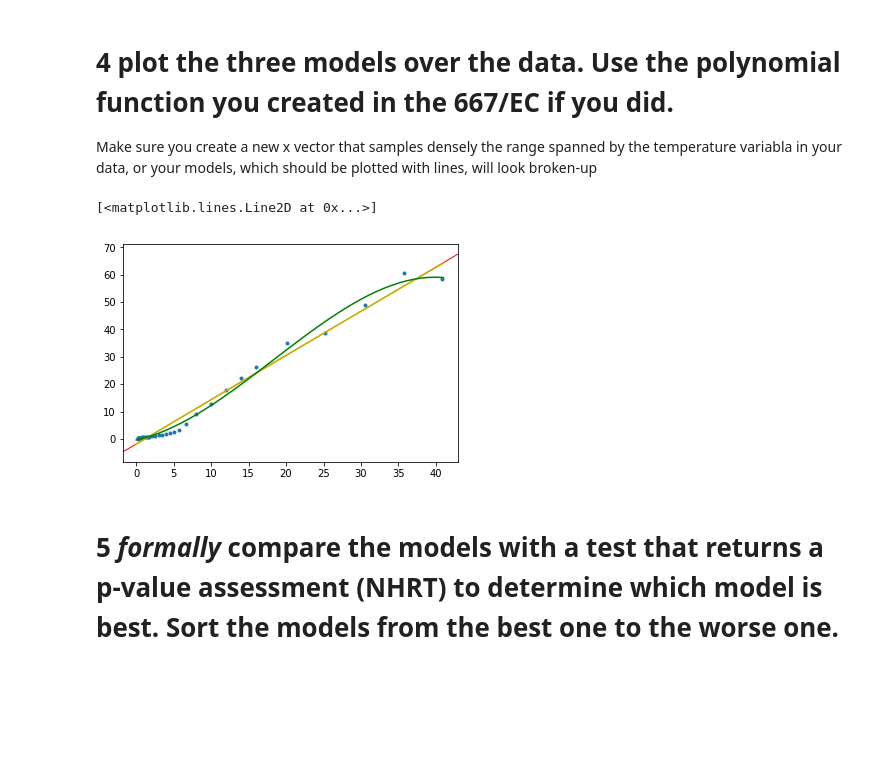
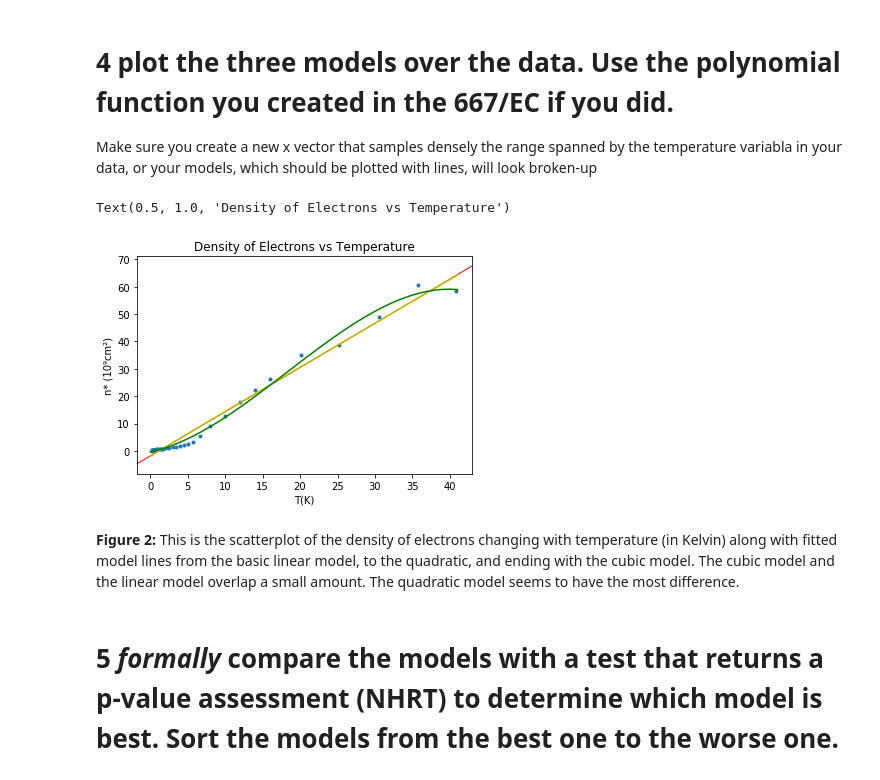
Before and after one commit to samuelmat/DSPS_tFessaras, a Jupyter notebook: HW7/Theodore_Fessaras_LRtestAndMCMC.ipynb, the cells around one changed output. Saved outputs shown, nothing was run; the diff lists cells and outputs as text; code cells hidden in the pictures; blank space fills up the shorter version.

```diff
--- a/HW7/Theodore_Fessaras_LRtestAndMCMC.ipynb
+++ b/HW7/Theodore_Fessaras_LRtestAndMCMC.ipynb
@@ -232,16 +236,22 @@ t_fine["Tk"] = range(0,42)
 # %%
 fig = plt.figure()
 ax = plt.axes()
 
 x = np.linspace(0, 40, 1000)
 ax.plot(nam18_reducted["Tk"], nam18_reducted["n"], '.')
 sm.graphics.abline_plot(model_results=model1, c= 'r', ax=ax, linewidth = 1);
 ax.plot(range(42),
         model2.predict(t_fine["Tk"], 'k-'),c = 'y')
 ax.plot(range(42),
         model3.predict(t_fine["Tk"], 'k-'),c = 'g')
+ax.set_ylabel('n* (10\u2079cm\u00b2)')
+ax.set_xlabel('T(K)')
+ax.set_title("Density of Electrons vs Temperature")
 # %% [output]
-[<matplotlib.lines.Line2D at 0x...>]
+Text(0.5, 1.0, 'Density of Electrons vs Temperature')
-[figure, old version]
+[figure, new version]
+# %% [markdown]
+**Figure 2:** This is the scatterplot of the density of electrons changing with temperature (in Kelvin) along
+with fitted model lines from the basic linear model, to the quadratic, and ending with the cubic model. The cubic model and the linear model overlap a small amount. The quadratic model seems to have the most difference.
 # %% [markdown]
 # 5 *formally* compare the models with a test that returns a p-value assessment (NHRT) to determine which model is best. Sort the models from the best one to the worse one.
```
Also changed, not shown: parts of 14 cells of this notebook.
